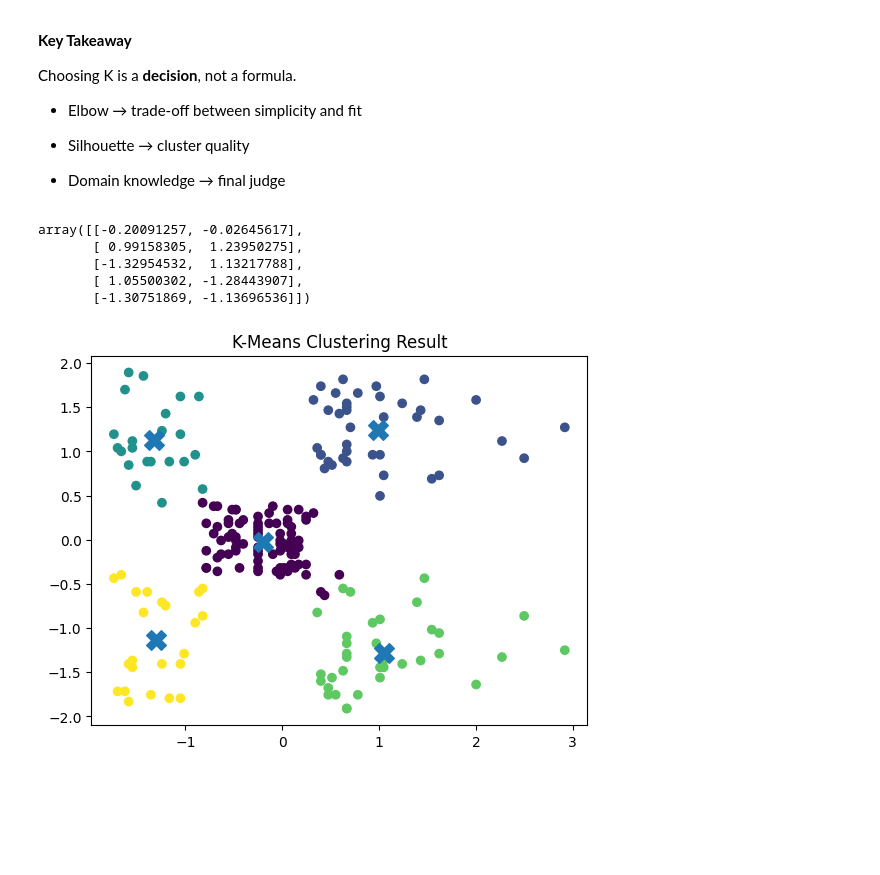
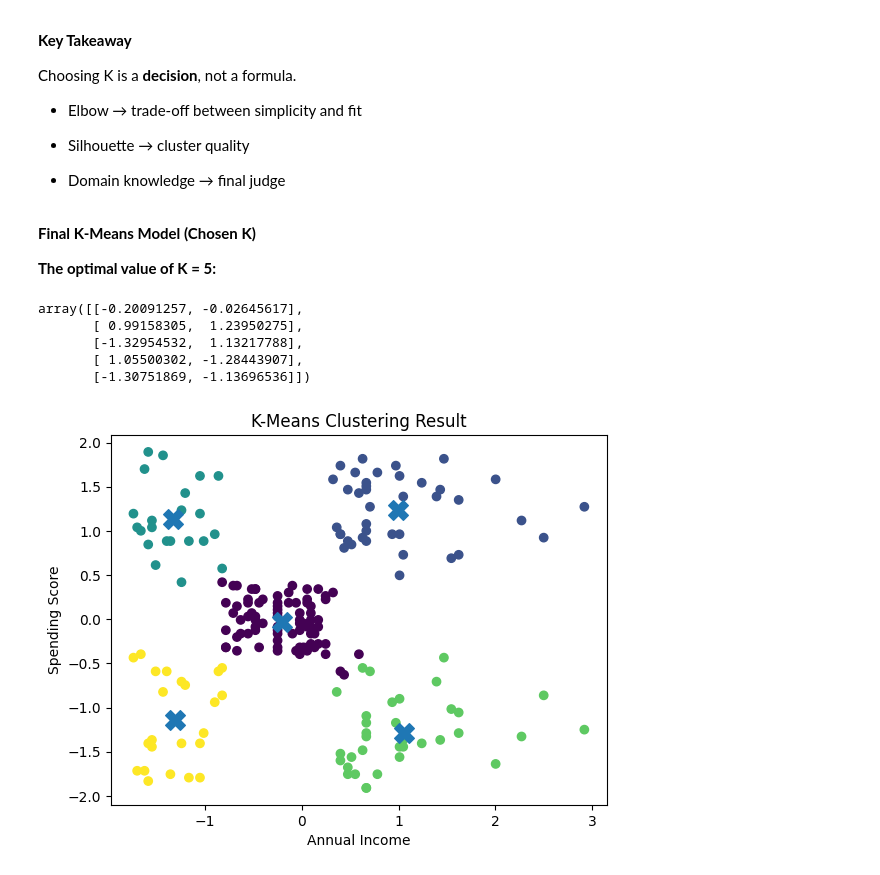
Before and after one commit to epythonlab2/AI_4_health, a Jupyter notebook: module_2_unsupervised_machine_learning.ipynb, the cells around one changed output. Cells and saved outputs as stored; diff of their text form; code cells hidden in the pictures; blank space fills up the shorter version.

```diff
--- a/module_2_unsupervised_machine_learning.ipynb
+++ b/module_2_unsupervised_machine_learning.ipynb
@@ -786,6 +788,10 @@ Choosing K is a **decision**, not a formula.
 - Silhouette → cluster quality
 
 - Domain knowledge → final judge
+# %% [markdown]
+**Final K-Means Model (Chosen K)**
+
+**The optimal value of K = 5:**
 # %%
 kmeans = KMeans(
     n_clusters=5,
@@ -805,15 +811,17 @@ array([[-0.20091257, -0.02645617],
        [ 1.05500302, -1.28443907],
        [-1.30751869, -1.13696536]])
 # %%
-plt.figure()
+# Visualize the cluster
 plt.scatter(X_scaled[:, 0], X_scaled[:, 1], c=labels)
 plt.scatter(
     centroids[:, 0],
     centroids[:, 1],
     s=200,
     marker='X'
 )
 plt.title("K-Means Clustering Result")
+plt.xlabel("Annual Income")
+plt.ylabel("Spending Score")
 plt.show()
 # %% [output]
-[figure, old version]
+[figure, new version]
```
Also changed, not shown: parts of 5 cells of this notebook.
